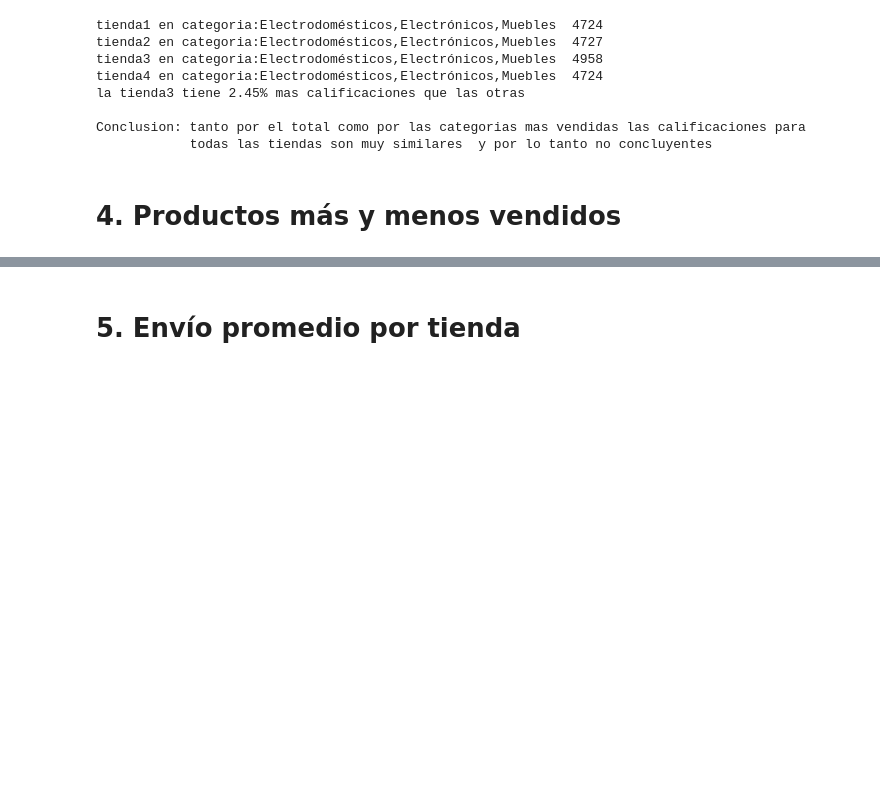
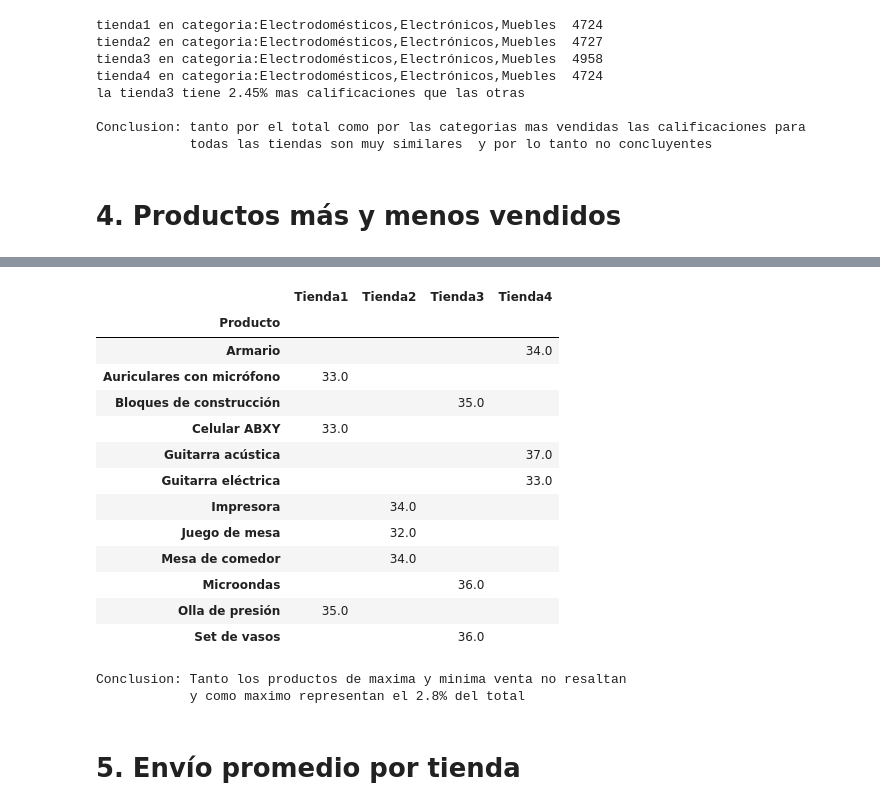
Before and after one commit to OscarBarco/Alura-Challengue2-store, a Jupyter notebook: AluraStoreLatam.ipynb, the cells around one changed output, grey strips where cells are left out. Cells and saved outputs as stored; diff of their text form; code cells hidden in the pictures; blank space fills up the shorter version.

Commit message:
4.0 Productos mas y menos vendidos

```diff
--- a/AluraStoreLatam.ipynb
+++ b/AluraStoreLatam.ipynb
@@ -294,2 +319,35 @@ Conclusion: tanto por el total como por las categorias mas vendidas las califica
+# %%
+# buscamos el top de productos menos vendidos por tienda
+min1 = pd.Series( tienda['Producto'].value_counts().tail(3))
+min2 = pd.Series(tienda2['Producto'].value_counts().tail(3))
+min3 = pd.Series(tienda3['Producto'].value_counts().tail(3))
+min4 = pd.Series(tienda4['Producto'].value_counts().tail(3))
+
+#visualizamos los datos
+produtosMinVendidosDicc = {'Tienda1':min1,'Tienda2':min2,'Tienda3':min3,'Tienda4':min4}
+produtosMinVendidos = pd.DataFrame(produtosMinVendidosDicc)
+produtosMinVendidos.fillna('')
+# %% [output]
+|  | Tienda1 | Tienda2 | Tienda3 | Tienda4 |
+| Producto |  |  |  |  |
+| Armario |  |  |  | 34.0 |
+| Auriculares con micrófono | 33.0 |  |  |  |
+| Bloques de construcción |  |  | 35.0 |  |
+| Celular ABXY | 33.0 |  |  |  |
+| Guitarra acústica |  |  |  | 37.0 |
+| Guitarra eléctrica |  |  |  | 33.0 |
+| Impresora |  | 34.0 |  |  |
+| Juego de mesa |  | 32.0 |  |  |
+| Mesa de comedor |  | 34.0 |  |  |
+| Microondas |  |  | 36.0 |  |
+| Olla de presión | 35.0 |  |  |  |
+| Set de vasos |  |  | 36.0 |  |
+# %%
+#conclusion
+num = tienda['Producto'].count()
+print(f'Conclusion: Tanto los productos de maxima y minima venta no resaltan\n            y como maximo representan el {round(65*100/num, 1)}% del total')
+# %% [output]
+Conclusion: Tanto los productos de maxima y minima venta no resaltan
+            y como maximo representan el 2.8% del total
 # %% [markdown]
 # 5. Envío promedio por tienda
```
Also changed, not shown: parts of 1 cell of this notebook.
